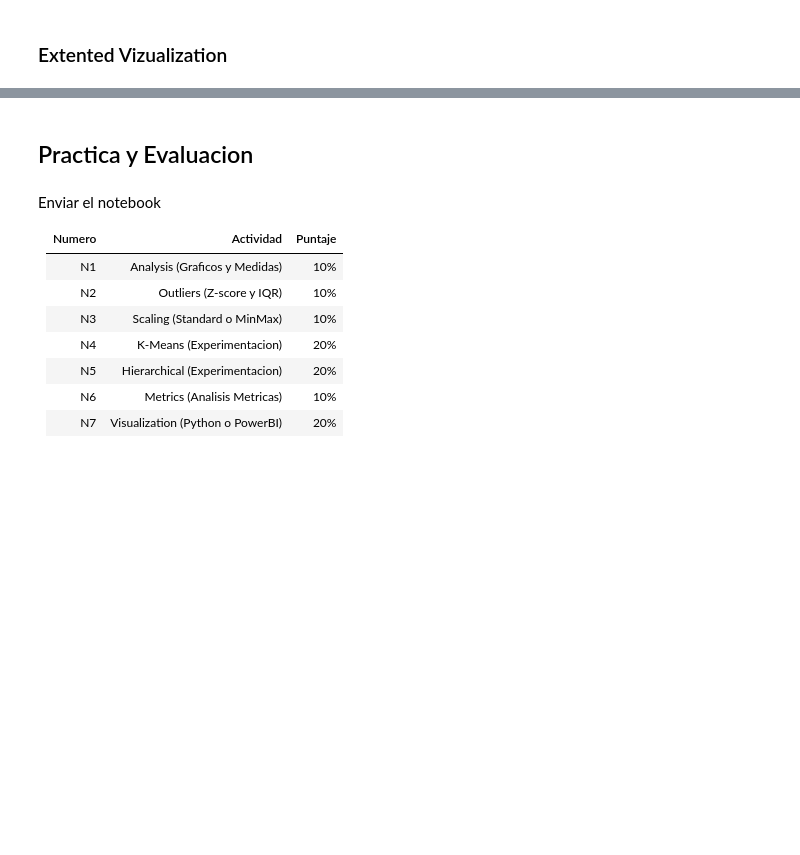
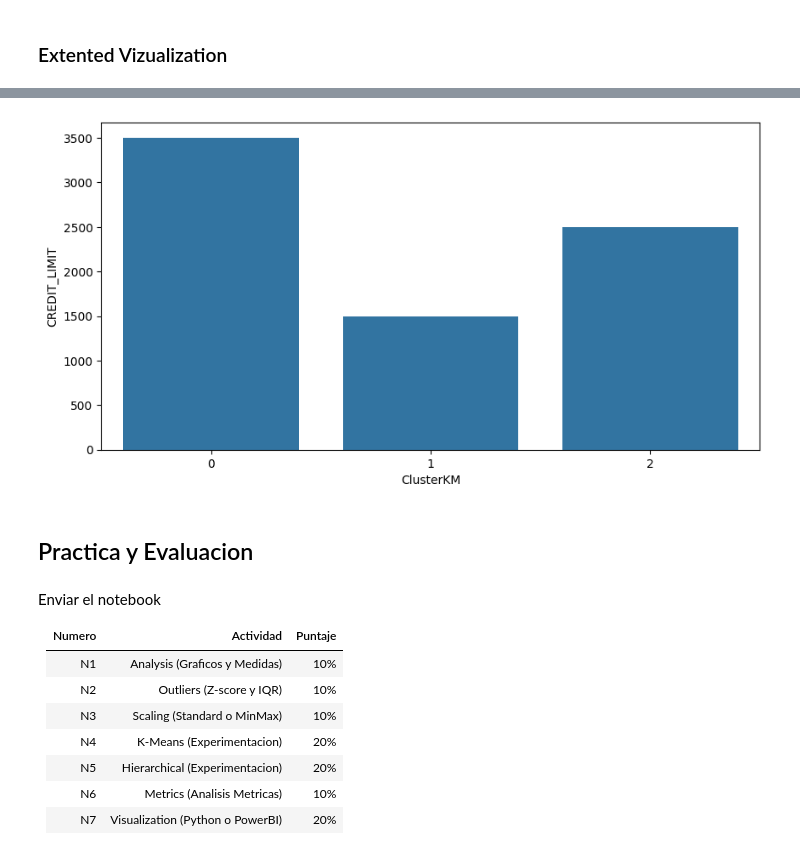
Before and after one commit to ptoledoc7/Prueba, a Jupyter notebook: Practica_2_Pablito_Toledo.ipynb, the cells around one changed output, grey strips where cells are left out. Drawn from its saved outputs; the diff is of its cells as text; code cells hidden in the pictures; blank space fills up the shorter version.

```diff
--- a/Practica_2_Pablito_Toledo.ipynb
+++ b/Practica_2_Pablito_Toledo.ipynb
@@ -1022,0 +1036,4 @@ hc_med
+# %%
+plot_categorical(km_med, 'ClusterKM', 'CREDIT_LIMIT')
+# %% [output]
+[figure, added]
```
Also changed, not shown: parts of 3 cells of this notebook.
